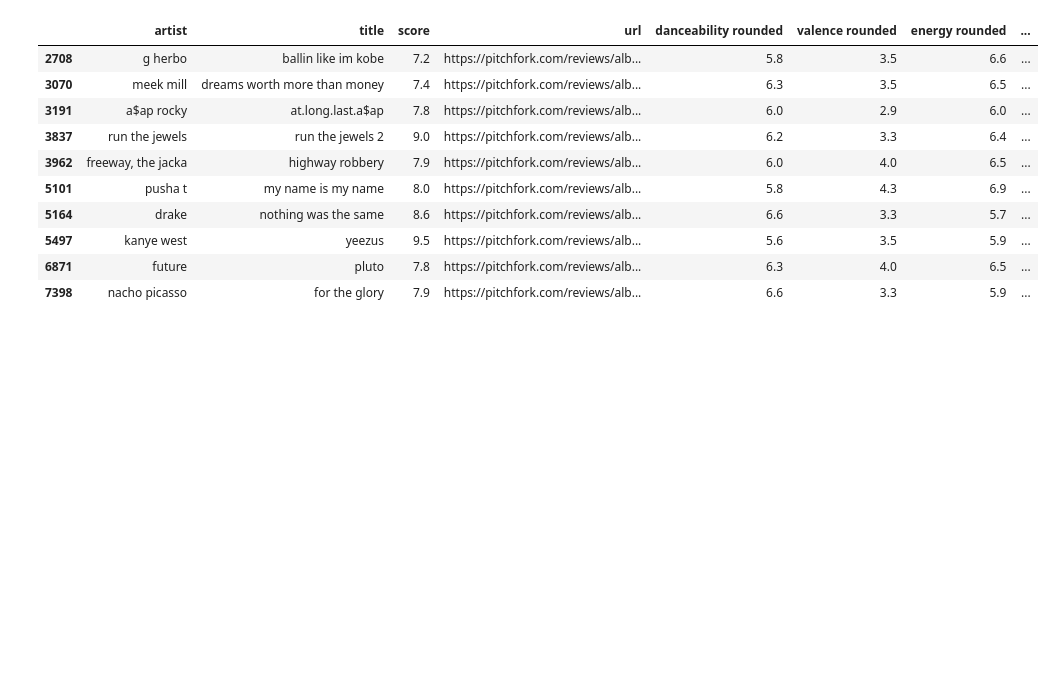
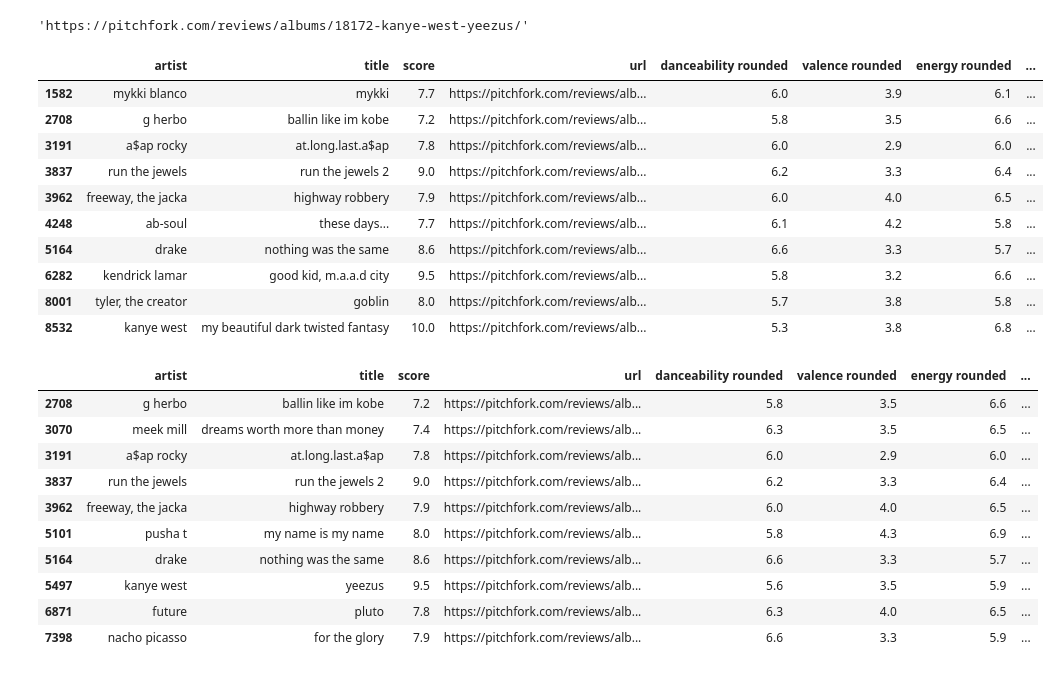
Before and after one commit to andrewjbashford/GalvanizeCapstone, a Jupyter notebook: Review Recommender.ipynb, the cells around one changed output. Drawn from its saved outputs; the diff is of its cells as text; code cells hidden in the pictures; blank space fills up the shorter version.

```diff
--- a/Review Recommender.ipynb
+++ b/Review Recommender.ipynb
@@ -149,0 +143,3 @@ get_similar(df_merged, 'https://pitchfork.com/reviews/albums/14880-my-beautiful-
+# %%
+def get_url(artist, title):
+    return df[(df['artist'] == artist) & (df['title'] == title)].iloc[0][6]
@@ -150,3 +201,23 @@ get_similar(df_merged, 'https://pitchfork.com/reviews/albums/14880-my-beautiful-
+# %%
+url = get_url('kanye west', 'yeezus')
+# %%
+url
+# %% [output]
+'https://pitchfork.com/reviews/albums/18172-kanye-west-yeezus/'
+# %%
+get_similar(df_merged, url, recommender)
+# %% [output]
+|  | artist | title | score | url | danceability rounded | valence rounded | energy rounded | ... |
+| 1582 | mykki blanco | mykki | 7.7 | https://pitchfork.com/reviews/alb... | 6.0 | 3.9 | 6.1 | ... |
+| 2708 | g herbo | ballin like im kobe | 7.2 | https://pitchfork.com/reviews/alb... | 5.8 | 3.5 | 6.6 | ... |
+| 3191 | a$ap rocky | at.long.last.a$ap | 7.8 | https://pitchfork.com/reviews/alb... | 6.0 | 2.9 | 6.0 | ... |
+| 3837 | run the jewels | run the jewels 2 | 9.0 | https://pitchfork.com/reviews/alb... | 6.2 | 3.3 | 6.4 | ... |
+| 3962 | freeway, the jacka | highway robbery | 7.9 | https://pitchfork.com/reviews/alb... | 6.0 | 4.0 | 6.5 | ... |
+| 4248 | ab-soul | these days... | 7.7 | https://pitchfork.com/reviews/alb... | 6.1 | 4.2 | 5.8 | ... |
+| 5164 | drake | nothing was the same | 8.6 | https://pitchfork.com/reviews/alb... | 6.6 | 3.3 | 5.7 | ... |
+| 6282 | kendrick lamar | good kid, m.a.a.d city | 9.5 | https://pitchfork.com/reviews/alb... | 5.8 | 3.2 | 6.6 | ... |
+| 8001 | tyler, the creator | goblin | 8.0 | https://pitchfork.com/reviews/alb... | 5.7 | 3.8 | 5.8 | ... |
+| 8532 | kanye west | my beautiful dark twisted fantasy | 10.0 | https://pitchfork.com/reviews/alb... | 5.3 | 3.8 | 6.8 | ... |
 # %%
 get_similar(df_merged, 'https://pitchfork.com/reviews/albums/17253-good-kid-maad-city/', recommender)
 # %% [output]
```
Also changed, not shown: parts of 27 cells of this notebook, 2 other files.
